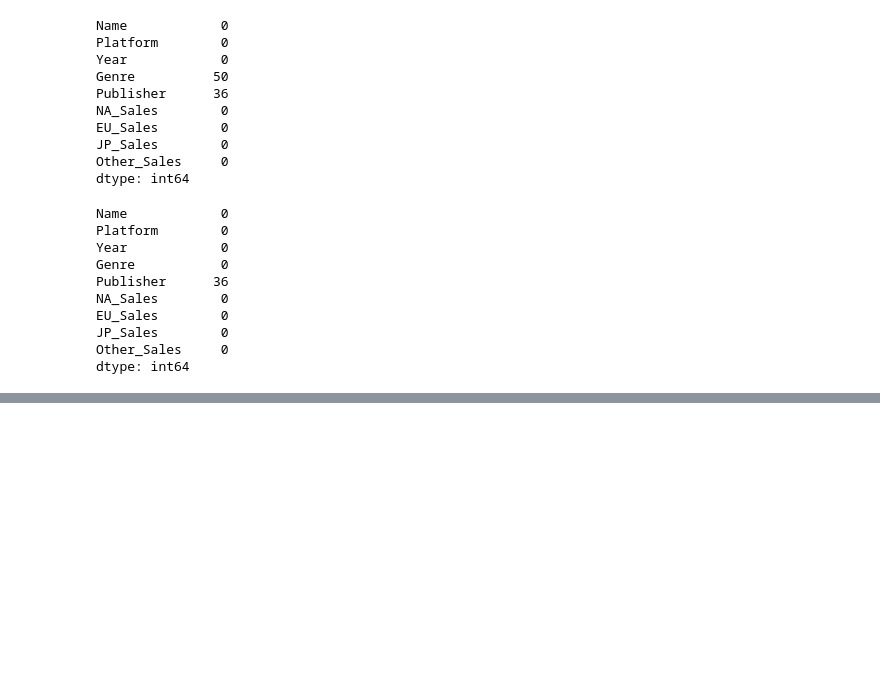
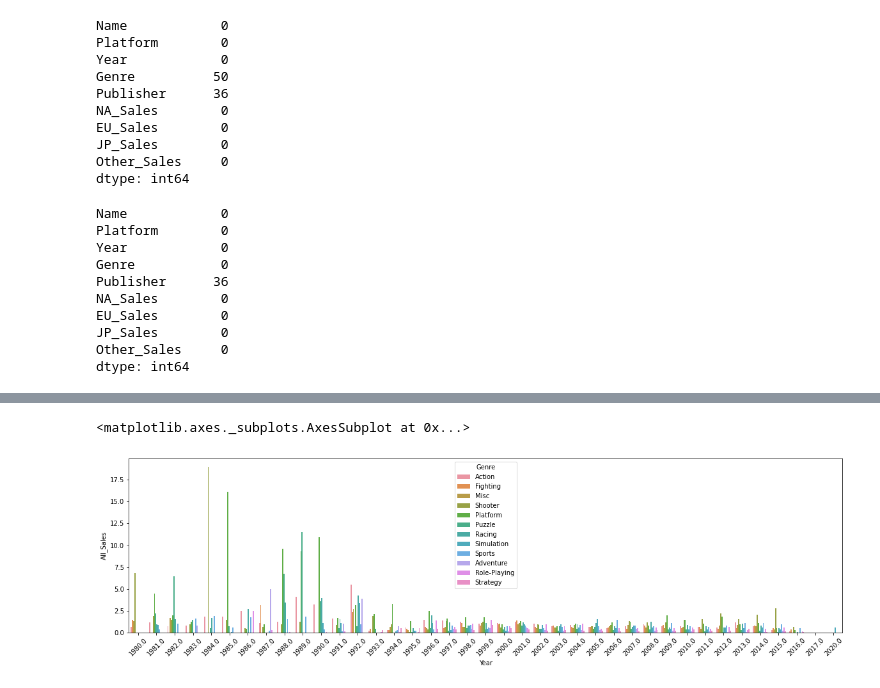
Before and after one commit to okok7272/CodeStatesProject, a Jupyter notebook: Section1/Project1_game_trends.ipynb, the cells around one changed output, grey strips where cells are left out. Saved outputs shown, nothing was run; the diff lists cells and outputs as text; code cells hidden in the pictures; blank space fills up the shorter version.

```diff
--- a/Section1/Project1_game_trends.ipynb
+++ b/Section1/Project1_game_trends.ipynb
@@ -236,0 +293,7 @@ dtype: int64
+# %%
+plt.figure(figsize=(20,5))
+plt.xticks(rotation=45)
+sns.barplot(x='Year',y='All_Sales',data=games_year,hue='Genre')
+# %% [output]
+<matplotlib.axes._subplots.AxesSubplot at 0x...>
+[figure, added]
```
Also changed, not shown: parts of 9 cells of this notebook.
